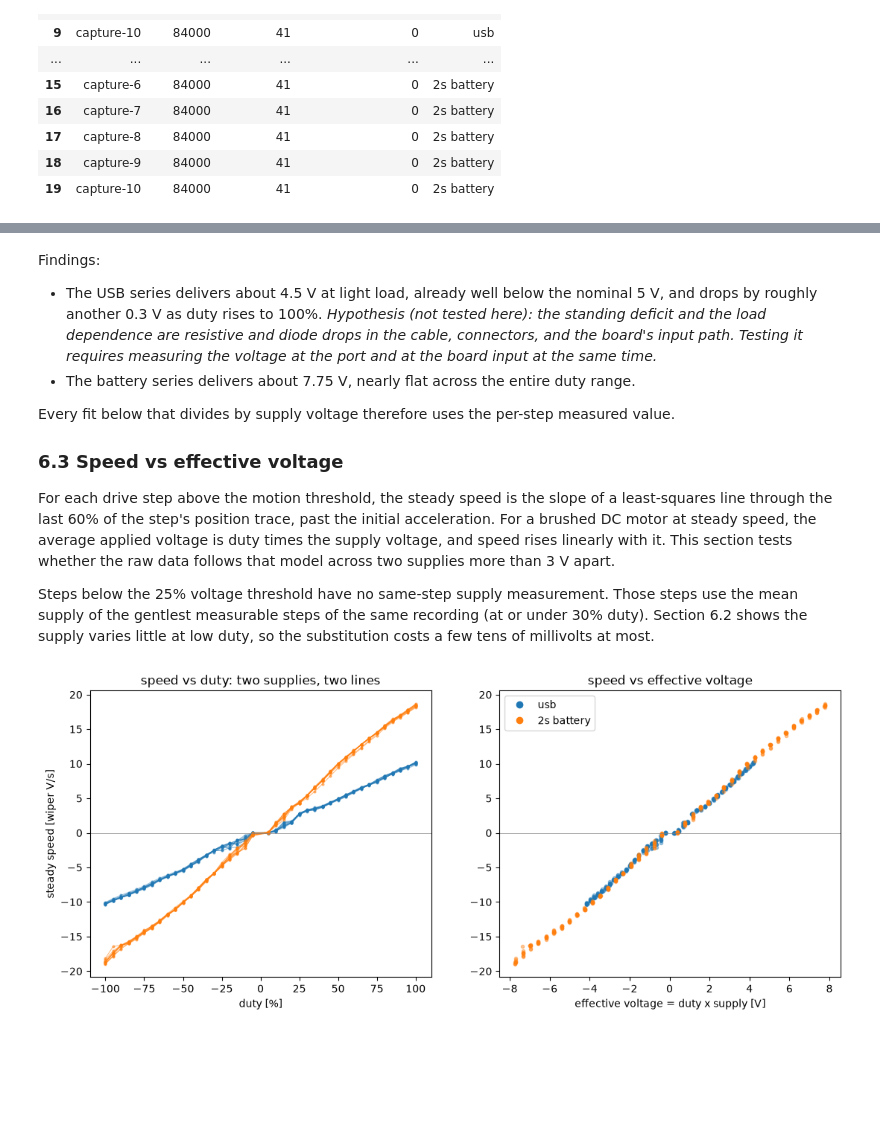
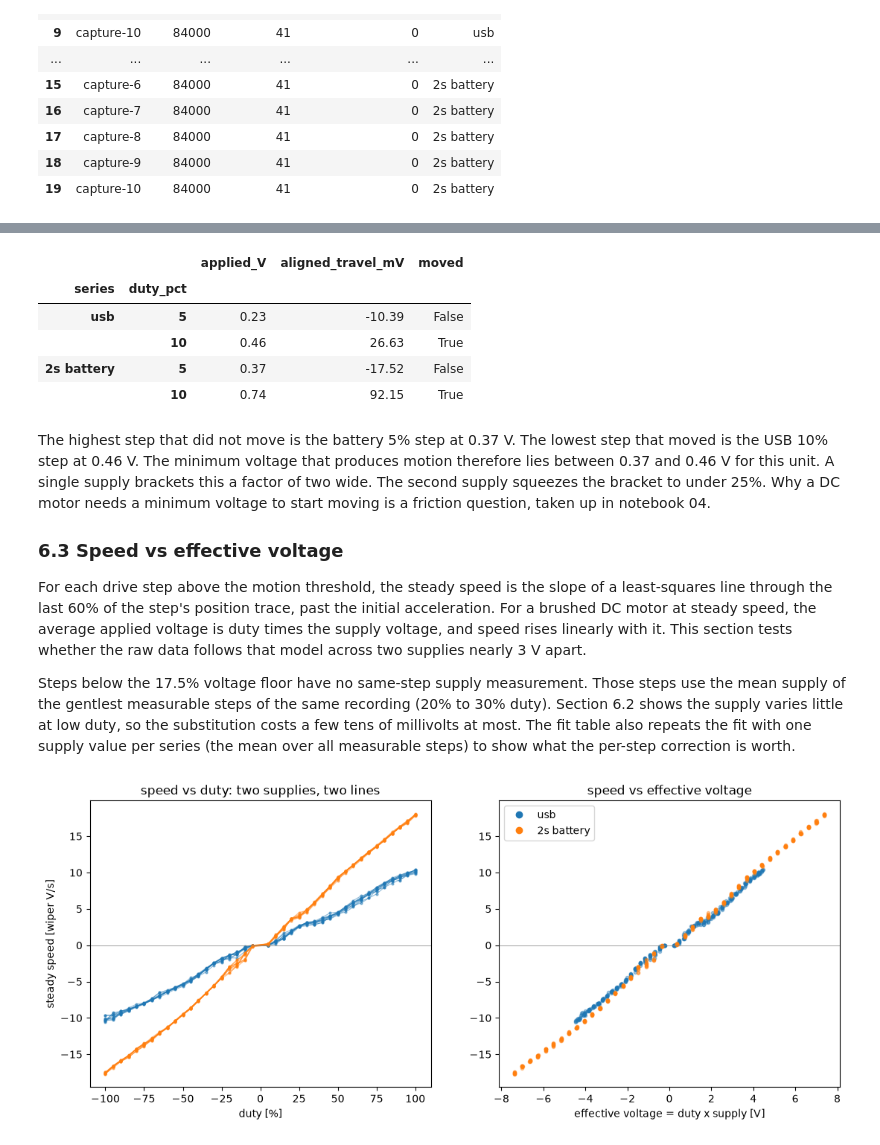
Before and after one commit to OpenServoCore/open-servo-core, a Jupyter notebook: notebooks/00-raw-duty-sweeps.ipynb, the cells around one changed output, grey strips where cells are left out. Drawn from its saved outputs; the diff is of its cells as text; code cells hidden in the pictures; blank space fills up the shorter version.

```diff
--- a/notebooks/00-raw-duty-sweeps.ipynb
+++ b/notebooks/00-raw-duty-sweeps.ipynb
@@ -396,12 +545,14 @@ def rest_band_mV(df):
     return np.max(np.abs(settled - np.median(settled)))
 
 fig, axes = plt.subplots(1, 2, figsize=(12, 5), sharey=True)
+bands = {}
 for ax, recs, title in [(axes[0], usb, "usb"), (axes[1], batt, "2s battery")]:
     band = 0.0
     for name, (df, meta) in recs.items():
         tr = step_travel(df)
         band = max(band, rest_band_mV(df))
         ax.plot(tr["duty_pct"], tr["travel_mV"], "o", ms=4, alpha=0.6)
+    bands[title] = band
     ax.axhspan(-band, band, color="grey", alpha=0.3,
                label="rest-noise band (sec 5.1)")
     ax.set_xlabel("duty [%]")
@@ -418,6 +569,7 @@ for label, recs in [("usb", usb), ("2s battery", batt)]:
     allt["aligned_mV"] = allt["travel_mV"] * np.sign(allt["duty_pct"])
     tables[label] = (allt.assign(duty_mag_pct=np.abs(allt["duty_pct"]).round())
                          .groupby("duty_mag_pct")["aligned_mV"]
-                         .agg(["mean", "std", "count"]).head(5))
-pd.concat(tables, axis=1).round(1)
+                         .agg(["mean", "std", "min", "count"]).head(5))
+aligned = pd.concat(tables, axis=1)
+aligned.round(1)
 # %% [output]
@@ -521,17 +698,29 @@ pd.DataFrame(rows).set_index("series").round(2)
+# %%
+rows = []
+for label in ["usb", "2s battery"]:
+    for pct in [5, 10]:
+        rows.append({
+            "series": label,
+            "duty_pct": pct,
+            "applied_V": pct / 100.0 * supply.loc[label, "light_load_V"],
+            "aligned_travel_mV": aligned.loc[pct, (label, "mean")],
+            "moved": bool(aligned.loc[pct, (label, "mean")] > bands[label]),
+        })
+pd.DataFrame(rows).set_index(["series", "duty_pct"]).round(2)
+# %% [output]
+|  |  | applied_V | aligned_travel_mV | moved |
+| series | duty_pct |  |  |  |
+| usb | 5 | 0.23 | -10.39 | False |
+|  | 10 | 0.46 | 26.63 | True |
+| 2s battery | 5 | 0.37 | -17.52 | False |
+|  | 10 | 0.74 | 92.15 | True |
 # %% [markdown]
-Findings:
-
-- The USB series delivers about 4.5 V at light load, already well below
-  the nominal 5 V, and drops by roughly another 0.3 V as duty rises to
-  100%. *Hypothesis (not tested here): the standing deficit and the load
-  dependence are resistive and diode drops in the cable, connectors, and
-  the board's input path. Testing it requires measuring the voltage at the
-  port and at the board input at the same time.*
-- The battery series delivers about 7.75 V, nearly flat across the entire
-  duty range.
-
-Every fit below that divides by supply voltage therefore uses the per-step
-measured value.
+The highest step that did not move is the battery 5% step at 0.37 V.
+The lowest step that moved is the USB 10% step at 0.46 V. The minimum
+voltage that produces motion therefore lies between 0.37 and 0.46 V for
+this unit. A single supply brackets this a factor of two wide. The second
+supply squeezes the bracket to under 25%. Why a DC motor needs a minimum
+voltage to start moving is a friction question, taken up in notebook 04.
 
 ### 6.3 Speed vs effective voltage
 
@@ -540,13 +729,15 @@ slope of a least-squares line through the last 60% of the step's position
 trace, past the initial acceleration. For a brushed DC motor at steady
 speed, the average applied voltage is duty times the supply voltage, and
 speed rises linearly with it. This section tests whether the raw data
-follows that model across two supplies more than 3 V apart.
+follows that model across two supplies nearly 3 V apart.
 
-Steps below the 25% voltage threshold have no same-step supply
+Steps below the 17.5% voltage floor have no same-step supply
 measurement. Those steps use the mean supply of the gentlest measurable
-steps of the same recording (at or under 30% duty). Section 6.2 shows the
+steps of the same recording (20% to 30% duty). Section 6.2 shows the
 supply varies little at low duty, so the substitution costs a few tens of
-millivolts at most.
+millivolts at most. The fit table also repeats the fit with one supply
+value per series (the mean over all measurable steps) to show what the
+per-step correction is worth.
 # %%
 def step_speeds(df):
     sup = step_supply(df).set_index("duty_pct")["supply_V"]
@@ -564,41 +755,44 @@ def step_speeds(df):
             "duty_pct": d,
             "speed_Vps": slope,                       # wiper volts per second
             "supply_V": sup.get(d, sup_lo),
+            "supply_mean_V": sup.mean(),
         })
     return pd.DataFrame(out)
 
 fig, axes = plt.subplots(1, 2, figsize=(13, 5))
 for recs, color, label in [(usb, "tab:blue", "usb"),
                            (batt, "tab:orange", "2s battery")]:
     for name, (df, meta) in recs.items():
         sp = step_speeds(df).sort_values("duty_pct")
         axes[0].plot(sp["duty_pct"], sp["speed_Vps"], "-o", ms=2, lw=0.8,
                      alpha=0.5, color=color)
         veff = sp["duty_pct"] / 100.0 * sp["supply_V"]
         axes[1].plot(veff, sp["speed_Vps"], "o", ms=3, alpha=0.4, color=color)
     axes[1].plot([], [], "o", color=color, label=label)
 axes[0].set_xlabel("duty [%]")
 axes[0].set_ylabel("steady speed [wiper V/s]")
 axes[0].set_title("speed vs duty: two supplies, two lines")
 axes[1].set_xlabel("effective voltage = duty x supply [V]")
 axes[1].set_title("speed vs effective voltage")
 axes[1].legend()
 for ax in axes:
     ax.axhline(0, color="grey", lw=0.5)
 plt.show()
 
-rows = []
+fits = {}
 for recs, label in [(usb, "usb"), (batt, "2s battery")]:
     pts = pd.concat([step_speeds(df) for df, _ in recs.values()])
-    veff = pts["duty_pct"] / 100.0 * pts["supply_V"]
-    m = veff.abs() > 1.0     # fit above 1 V, clear of the motion threshold
-    k = np.polyfit(veff[m], pts["speed_Vps"][m], 1)
-    rows.append({"series": label,
-                 "slope_Vps_per_V": k[0],
-                 "intercept_Vps": k[1]})
-fits = pd.DataFrame(rows).set_index("series")
-fits["slope_vs_mean_pct"] = (fits["slope_Vps_per_V"]
-                             / fits["slope_Vps_per_V"].mean() - 1) * 100
+    for kind, col in [("per-step supply", "supply_V"),
+                      ("single supply per series", "supply_mean_V")]:
+        veff = pts["duty_pct"] / 100.0 * pts[col]
+        m = veff.abs() > 1.0     # fit above 1 V, clear of the motion threshold
+        k = np.polyfit(veff[m], pts["speed_Vps"][m], 1)
+        fits.setdefault(kind, {})[f"{label} slope_Vps_per_V"] = k[0]
+        fits[kind][f"{label} intercept_Vps"] = k[1]
+fits = pd.DataFrame(fits).T
+fits["slope_difference_pct"] = (
+    (fits["2s battery slope_Vps_per_V"] - fits["usb slope_Vps_per_V"])
+    / fits[["usb slope_Vps_per_V", "2s battery slope_Vps_per_V"]].mean(axis=1) * 100)
 fits.round(3)
 # %% [output]
-[figure, old version]
+[figure, new version]
```
Also changed, not shown: parts of 26 cells of this notebook, 20 other files.
